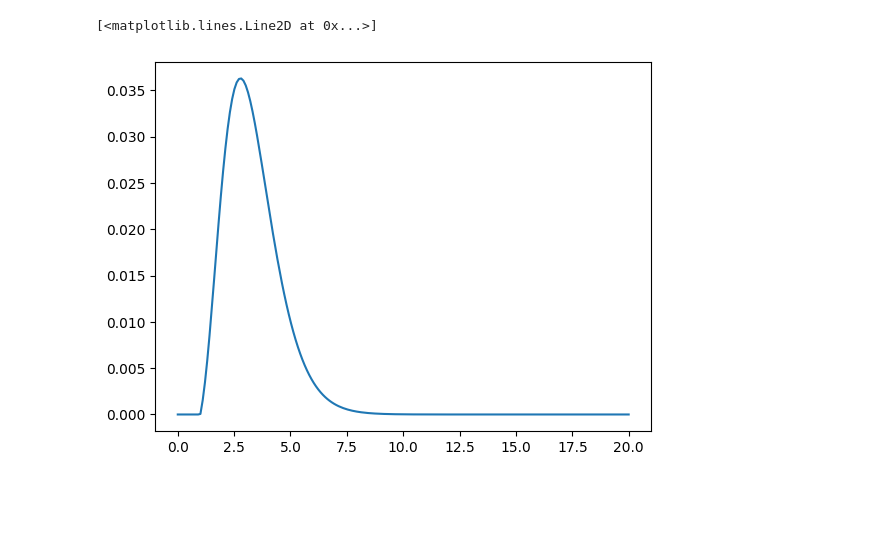
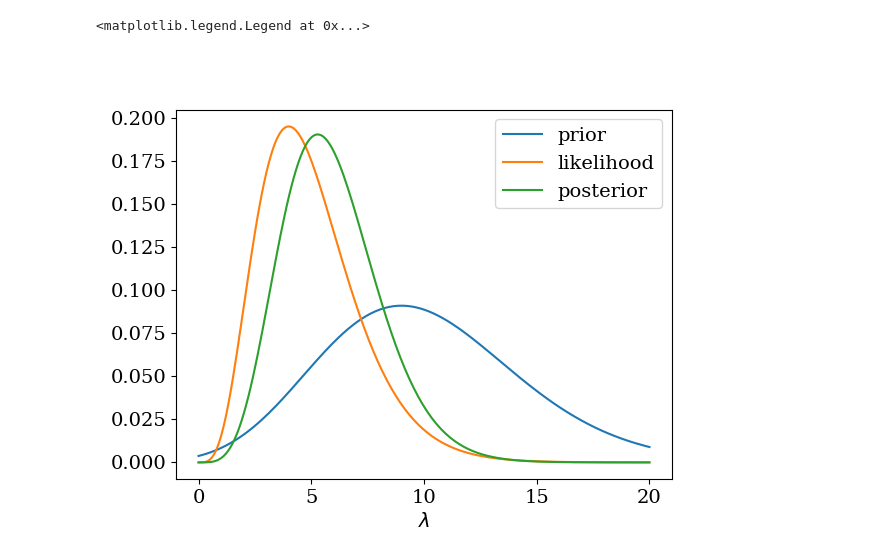
Before and after one commit to mihalybanyai/ait-compneuro-assignments, a Jupyter notebook: AIT26_Tutorial0_Bayes.ipynb, the cells around one changed output. Drawn from its saved outputs; the diff is of its cells as text; code cells hidden in the pictures; blank space fills up the shorter version.

```diff
--- a/AIT26_Tutorial0_Bayes.ipynb
+++ b/AIT26_Tutorial0_Bayes.ipynb
@@ -24,0 +49,12 @@ import matplotlib.pyplot as plt
+# %%
+mpl.rc("font", family="serif", size=14)
+pgm = daft.PGM((4, 3), origin=(0.15, 0.15))
+pgm.add_node(daft.Node("k", r"$k$", 0.65, 0.9, observed=True))
+pgm.add_node(daft.Node("lambda", r"$\lambda$", 0.65, 1.8, observed=False))
+pgm.add_node(daft.Node("alpha", r"$\alpha$", 0.65, 2.7, observed=False, plot_params={"ec": "none"}))
+pgm.add_node(daft.Node("theta", r"$\theta$", 1.65, 2.7, observed=False, plot_params={"ec": "none"}))
+pgm.add_plate(daft.Plate([0.15, 0.2, 1., 1.2],label=r"$n$"))
+pgm.add_edge("lambda","k")
+pgm.add_edge("alpha","lambda")
+pgm.add_edge("theta","lambda")
+pgm.render()
@@ -25,11 +64,25 @@ import matplotlib.pyplot as plt
 # %%
+plt.figure()
+# first we define the range over which we want to calculate distributions of the latent variable
+# note that lambda is a keyword in Python (related to lambda calculus), so you can't have a variable named lambda, you can use lamb, lambda_, etc.
 lambda_support = np.linspace(0, 20, 200)
-observation = 4
-likelihood = np.array([sp.stats.poisson(lamb).pmf(observation) for lamb in lambda_support])
-prior = np.array([sp.stats.gamma(2,1).pdf(lamb) for lamb in lambda_support])
+alpha, theta = 20, -10
+prior = np.array([sp.stats.gamma(alpha,theta).pdf(lamb) for lamb in lambda_support])
+plt.plot(lambda_support, prior, label="prior")
+
+# we receive the observations and calculate the likelihood function
+observations = [4]
+likelihood = np.array([np.array([sp.stats.poisson(lamb).pmf(obs) for obs in observations]).prod() for lamb in lambda_support])
+plt.plot(lambda_support, likelihood, label="likelihood")
+
+# we calculate the posterior using Bayes' theorem
 unnorm_posterior = likelihood * prior
-posterior = unnorm_posterior / unnorm_posterior.sum()
-plt.plot(lambda_support, posterior)
+# doing the normalisation properly requires taking into account how densely we evaluate the functions
+grid_step_size = (lambda_support[-1] - lambda_support[0]) / len(lambda_support)
+posterior = unnorm_posterior / (unnorm_posterior.sum() * grid_step_size)
+plt.plot(lambda_support, posterior, label="posterior")
+plt.xlabel(r"$\lambda$")
+plt.legend()
 # %% [output]
-[<matplotlib.lines.Line2D at 0x...>]
+<matplotlib.legend.Legend at 0x...>
-[figure, old version]
+[figure, new version]
```
Also changed, not shown: parts of 6 cells of this notebook, 3 other files.
